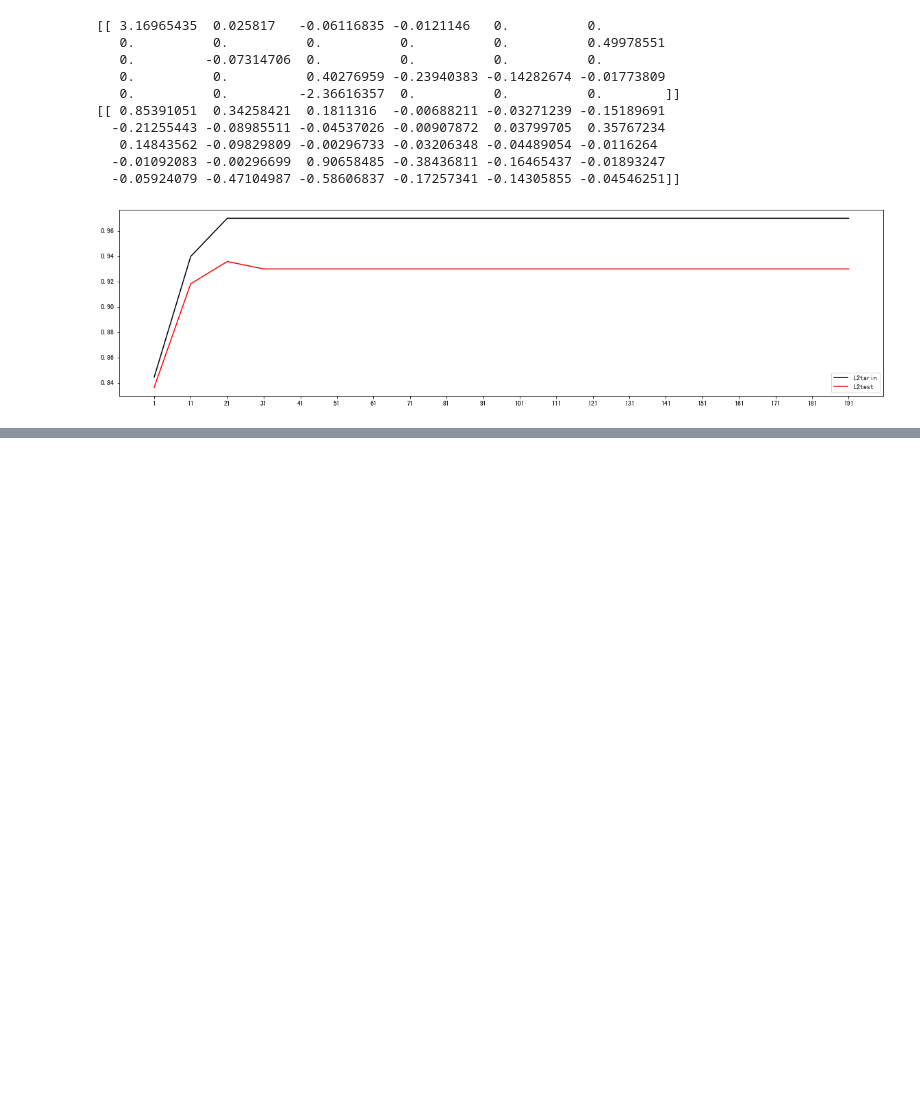
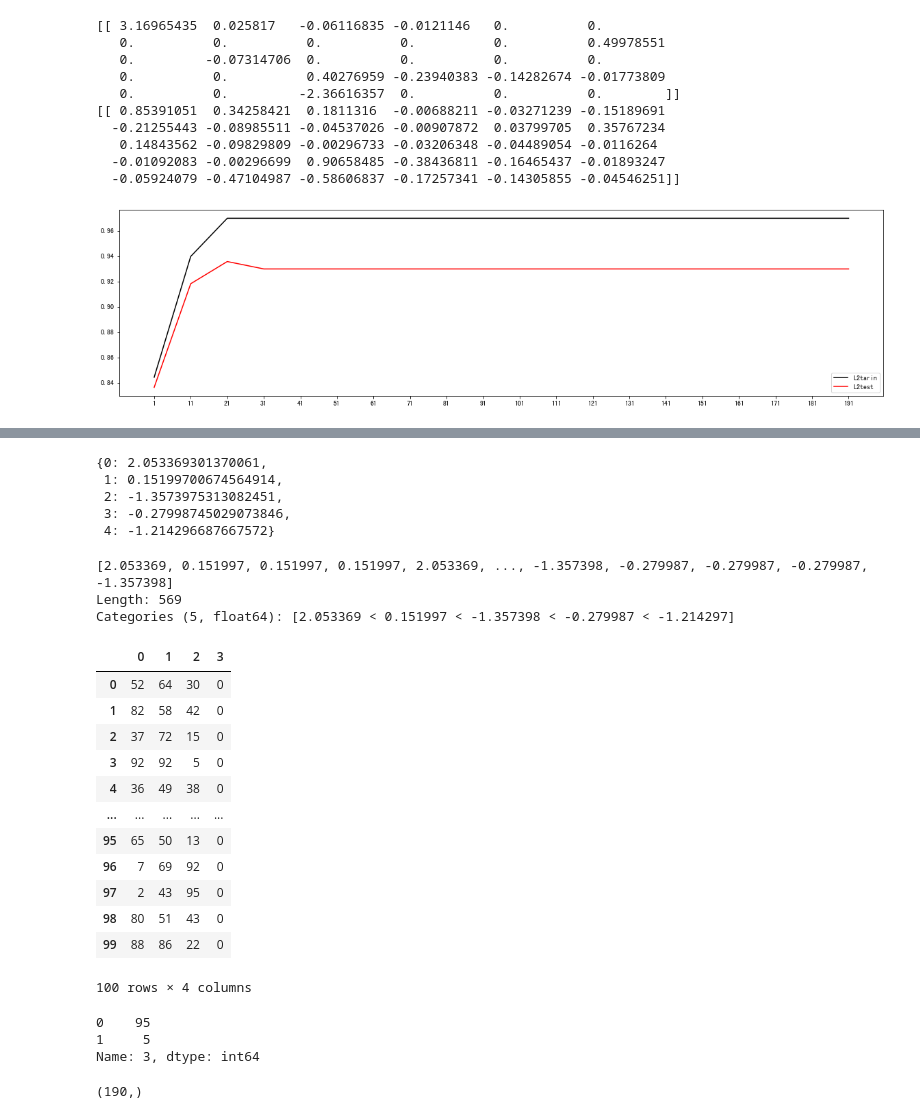
Before and after one commit to yscs2020/2021_to_improve, a Jupyter notebook: 202107/ml_algorithm/KNN.ipynb, the cells around one changed output, grey strips where cells are left out. Cells and saved outputs as stored; diff of their text form; code cells hidden in the pictures; blank space fills up the shorter version.

```diff
--- a/202107/ml_algorithm/KNN.ipynb
+++ b/202107/ml_algorithm/KNN.ipynb
@@ -521,0 +583,39 @@ plt.show()
+# %%
+dict
+# %% [output]
+{0: 2.053369301370061,
+ 1: 0.15199700674564914,
+ 2: -1.3573975313082451,
+ 3: -0.27998745029073846,
+ 4: -1.214296687667572}
+# %%
+woe_bins = fea_bins.map(dict)
+woe_bins
+# %% [output]
+[2.053369, 0.151997, 0.151997, 0.151997, 2.053369, ..., -1.357398, -0.279987, -0.279987, -0.279987, -1.357398]
+Length: 569
+Categories (5, float64): [2.053369 < 0.151997 < -1.357398 < -0.279987 < -1.214297]
+# %%
+x = np.random.randint(0,100,size=(100,3))
+y = pd.Series(data=np.random.randint(0,1,size=(95,)))
+y = y.append(pd.Series(data=[1,1,1,1,1]),ignore_index=False).values
+y = y.reshape(-1,1)
+all_data_np = np.concatenate((x,y),axis=1)
+# %%
+np.random.shuffle(all_data_np)
+df = pd.DataFrame(all_data_np)
+df
+# %% [output]
+|  | 0 | 1 | 2 | 3 |
+| 0 | 52 | 64 | 30 | 0 |
+| 1 | 82 | 58 | 42 | 0 |
+| 2 | 37 | 72 | 15 | 0 |
+| 3 | 92 | 92 | 5 | 0 |
+| 4 | 36 | 49 | 38 | 0 |
+| ... | ... | ... | ... | ... |
+| 95 | 65 | 50 | 13 | 0 |
+| 96 | 7 | 69 | 92 | 0 |
+| 97 | 2 | 43 | 95 | 0 |
+| 98 | 80 | 51 | 43 | 0 |
+| 99 | 88 | 86 | 22 | 0 |
+100 rows × 4 columns
@@ -521,0 +626,6 @@ plt.show()
+# %%
+target.value_counts()
+# %% [output]
+0    95
+1     5
+Name: 3, dtype: int64
@@ -521,0 +636,4 @@ plt.show()
+# %%
+s_target.shape
+# %% [output]
+(190,)
```
Also changed, not shown: parts of 10 cells of this notebook.
